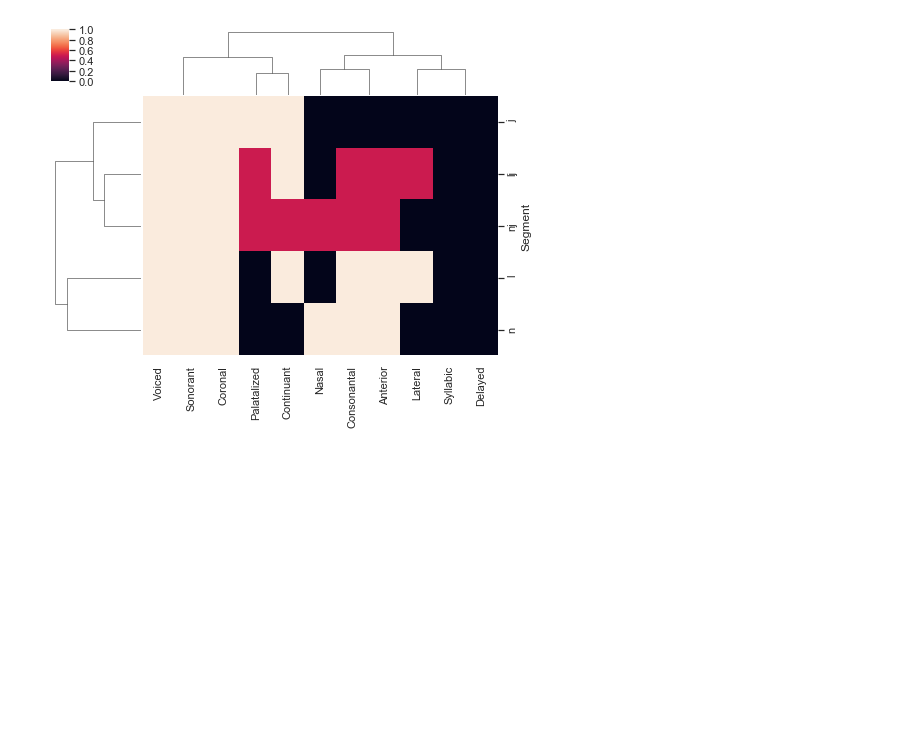
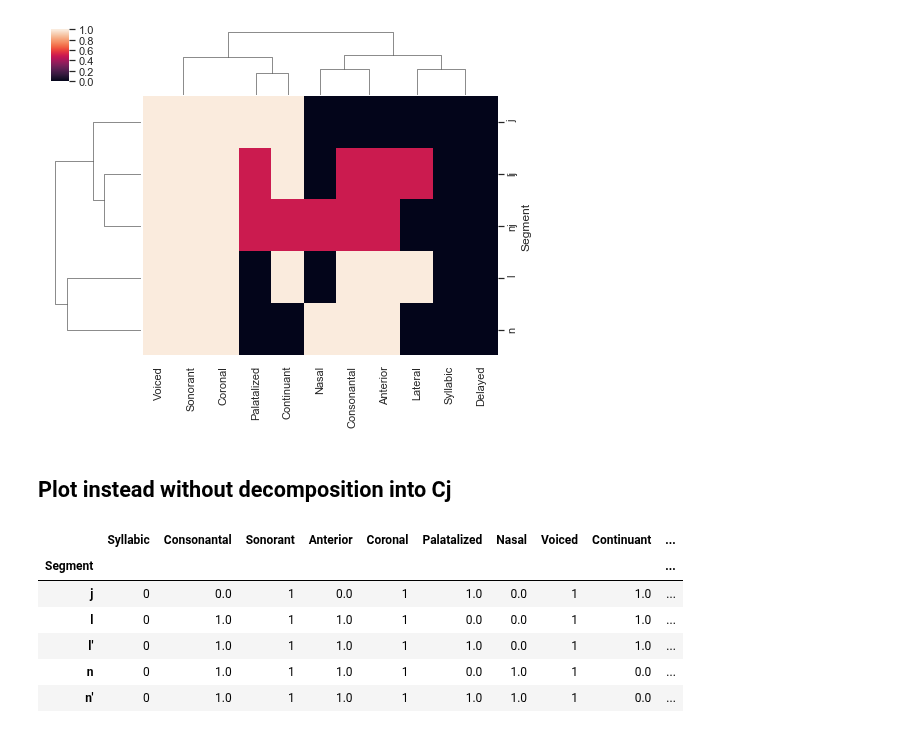
Before and after one commit to Data-Science-for-Linguists-2019/russian_rhyme, a Jupyter notebook: dev/decompose_palatalization.ipynb, the cells around one changed output. Saved outputs shown, nothing was run; the diff lists cells and outputs as text; code cells hidden in the pictures; blank space fills up the shorter version.

```diff
--- a/dev/decompose_palatalization.ipynb
+++ b/dev/decompose_palatalization.ipynb
@@ -82,3 +81,16 @@ g = sns.clustermap(df, method="ward", figsize=(8,6))
 plt.show()
 # %% [output]
 [figure]
+# %% [markdown]
+## Plot instead without decomposition into Cj
+# %%
+df_drop_decomposed = df.drop(["lj", "nj"])
+df_drop_decomposed
+# %% [output]
+|  | Syllabic | Consonantal | Sonorant | Anterior | Coronal | Palatalized | Nasal | Voiced | Continuant | ... |
+| Segment |  |  |  |  |  |  |  |  |  | ... |
+| j | 0 | 0.0 | 1 | 0.0 | 1 | 1.0 | 0.0 | 1 | 1.0 | ... |
+| l | 0 | 1.0 | 1 | 1.0 | 1 | 0.0 | 0.0 | 1 | 1.0 | ... |
+| l′ | 0 | 1.0 | 1 | 1.0 | 1 | 1.0 | 0.0 | 1 | 1.0 | ... |
+| n | 0 | 1.0 | 1 | 1.0 | 1 | 0.0 | 1.0 | 1 | 0.0 | ... |
+| n′ | 0 | 1.0 | 1 | 1.0 | 1 | 1.0 | 1.0 | 1 | 0.0 | ... |
```
Also changed, not shown: parts of 6 cells of this notebook, 1 other file.
